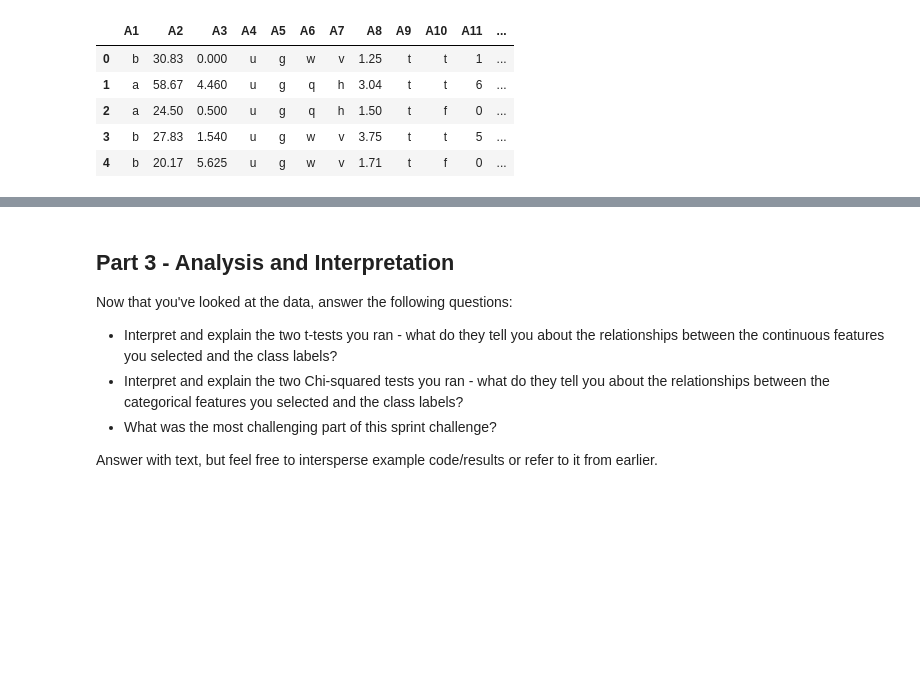
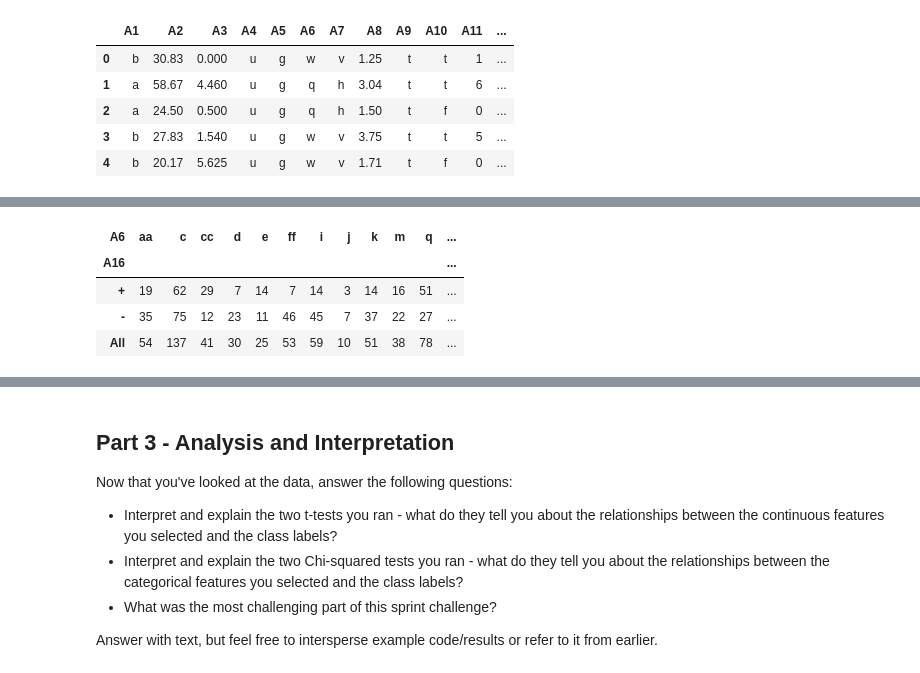
Before and after one commit to AdrianduPlessis/DS-Unit-1-Sprint-3-Statistical-Tests-and-Experiments, a Jupyter notebook: DS_Unit_1_Sprint_Challenge_3.ipynb, the cells around one changed output, grey strips where cells are left out. Drawn from its saved outputs; the diff is of its cells as text; code cells hidden in the pictures; blank space fills up the shorter version.

```diff
--- a/DS_Unit_1_Sprint_Challenge_3.ipynb
+++ b/DS_Unit_1_Sprint_Challenge_3.ipynb
@@ -156,0 +319,8 @@ This is challenging, so manage your time and aim for a baseline of at least runn
+# %%
+pd.crosstab(df_crx['A16'], df_crx['A6'], margins=True)
+# %% [output]
+| A6 | aa | c | cc | d | e | ff | i | j | k | m | q | ... |
+| A16 |  |  |  |  |  |  |  |  |  |  |  | ... |
+| + | 19 | 62 | 29 | 7 | 14 | 7 | 14 | 3 | 14 | 16 | 51 | ... |
+| - | 35 | 75 | 12 | 23 | 11 | 46 | 45 | 7 | 37 | 22 | 27 | ... |
+| All | 54 | 137 | 41 | 30 | 25 | 53 | 59 | 10 | 51 | 38 | 78 | ... |
```
Also changed, not shown: parts of 46 cells of this notebook.
